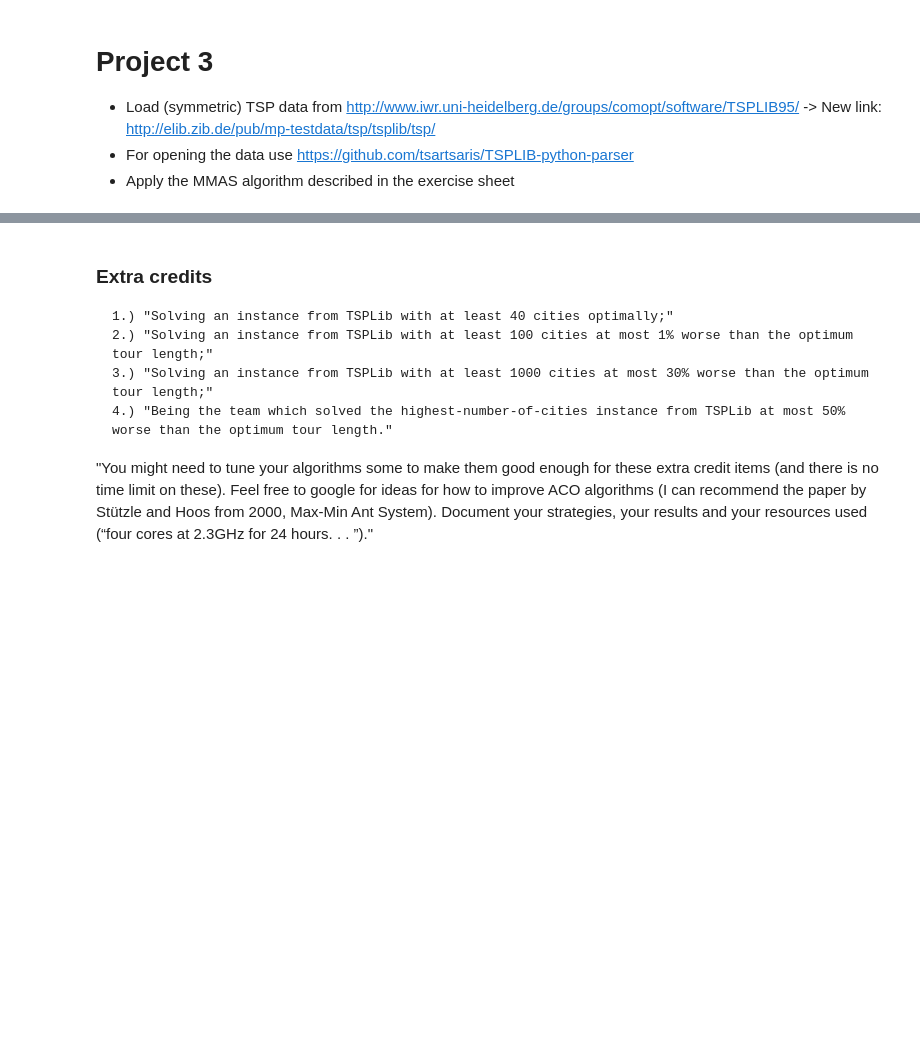
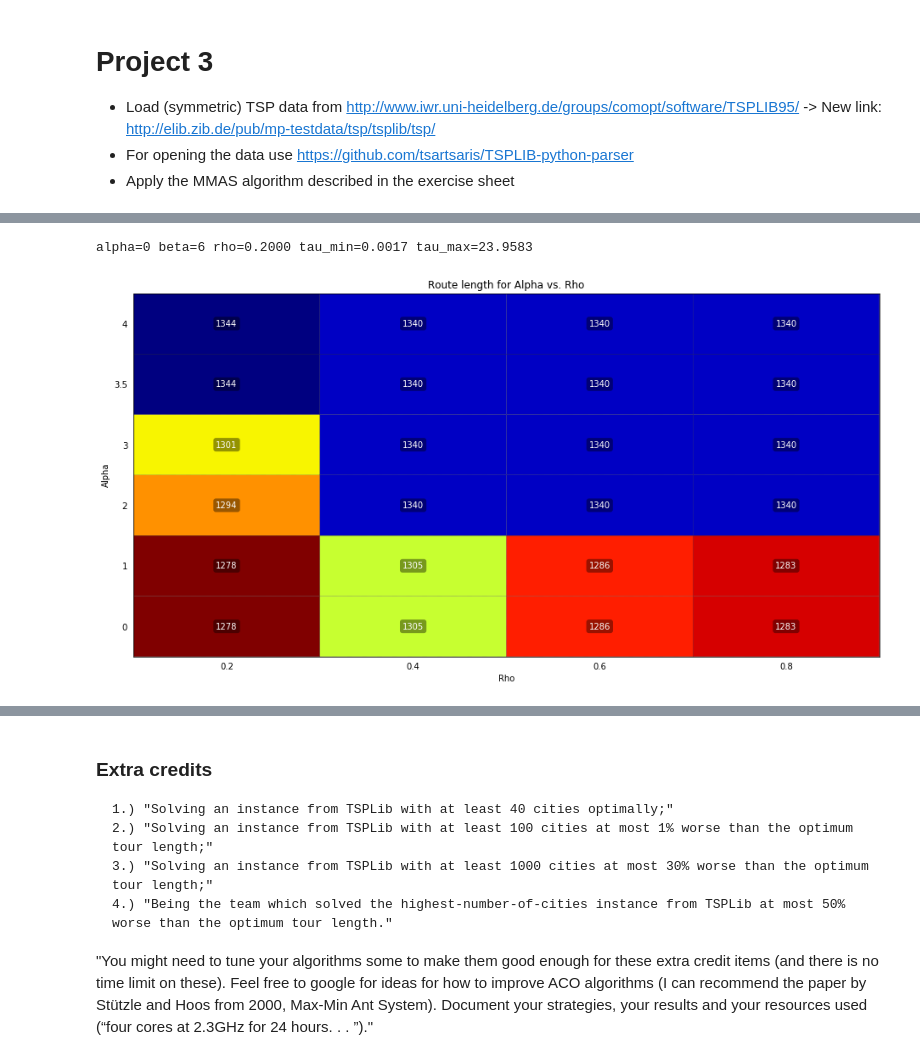
Before and after one commit to Chaoste/course-nia, a Jupyter notebook: project3/project3.ipynb, the cells around one changed output, grey strips where cells are left out. Cells and saved outputs as stored; diff of their text form; code cells hidden in the pictures; blank space fills up the shorter version.

```diff
--- a/project3/project3.ipynb
+++ b/project3/project3.ipynb
@@ -158,0 +75,12 @@ mmas.plot()
+# %%
+# TODO: Inspect tau_min, tau_max and rho (each with the best setting for alpha and beta?)
+alphas=[0, 1, 2, 3, 3.5, 4]
+n = gr24_problem['dimension']
+rhos=[round(x, 4) for x in [0.5/n, 1/n, 2/n, 3/n, 4/n, 5/n]]
+opt_params, costs = utils.grid_search(gr24_problem, alphas=alphas,
+                                      betas=[opt_beta], rhos=rhos, runtime=1)
+print('alpha={} beta={} rho={:.4f} tau_min={:.4f} tau_max={:.4f}'.format(*opt_params))
+utils.plot_parameter_heatmap(costs, (alphas, 'Alpha'), (rhos, 'Rho'))
+# %% [output]
+alpha=0 beta=6 rho=0.2000 tau_min=0.0017 tau_max=23.9583
+[figure, added]
```
Also changed, not shown: parts of 21 cells of this notebook, 8 other files.
